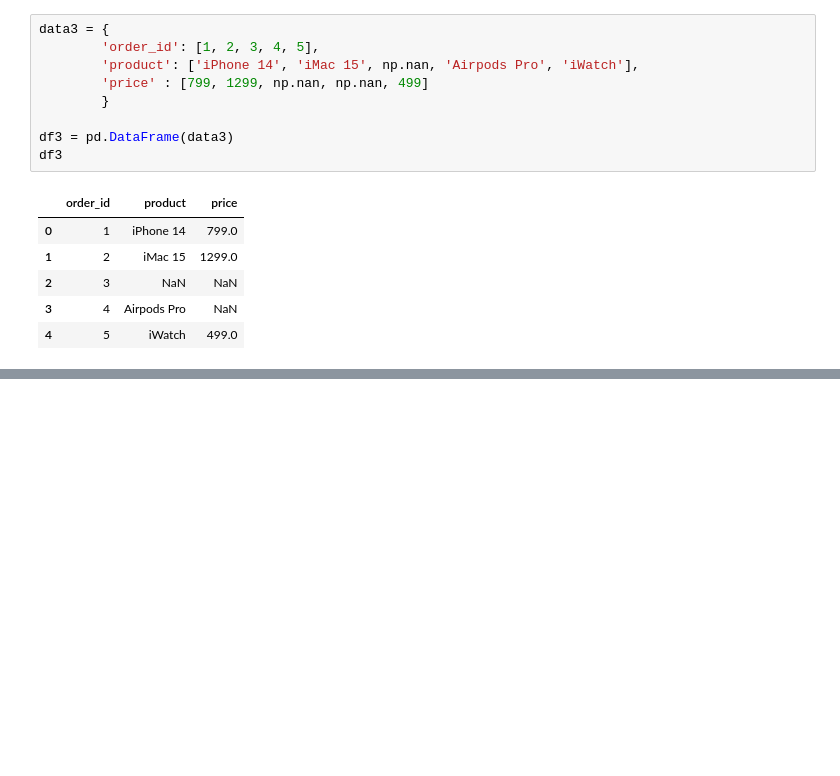
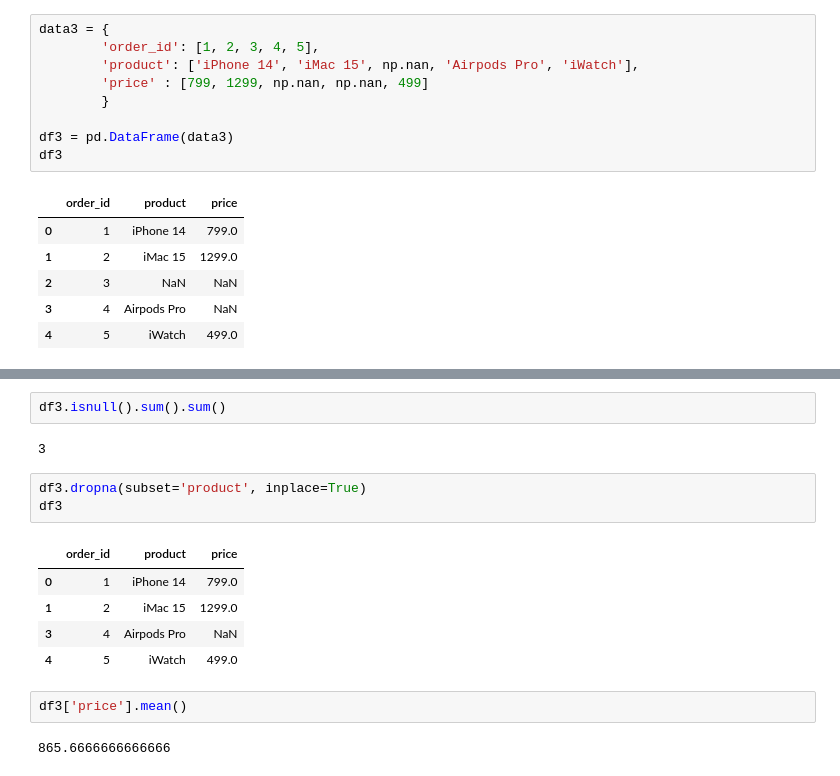
Before and after one commit to prw09/Pandas-Learnings, a Jupyter notebook: data_cleaning.ipynb, the cells around one changed output, grey strips where cells are left out. Cells and saved outputs as stored; diff of their text form; blank space fills up the shorter version.

```diff
--- a/data_cleaning.ipynb
+++ b/data_cleaning.ipynb
@@ -114,0 +145,17 @@ df3
+# %%
+df3.isnull().sum().sum()
+# %% [output]
+3
+# %%
+df3.dropna(subset='product', inplace=True)
+df3
+# %% [output]
+|  | order_id | product | price |
+| 0 | 1 | iPhone 14 | 799.0 |
+| 1 | 2 | iMac 15 | 1299.0 |
+| 3 | 4 | Airpods Pro | NaN |
+| 4 | 5 | iWatch | 499.0 |
+# %%
+df3['price'].mean()
+# %% [output]
+865.6666666666666
```
Also changed, not shown: parts of 10 cells of this notebook.
